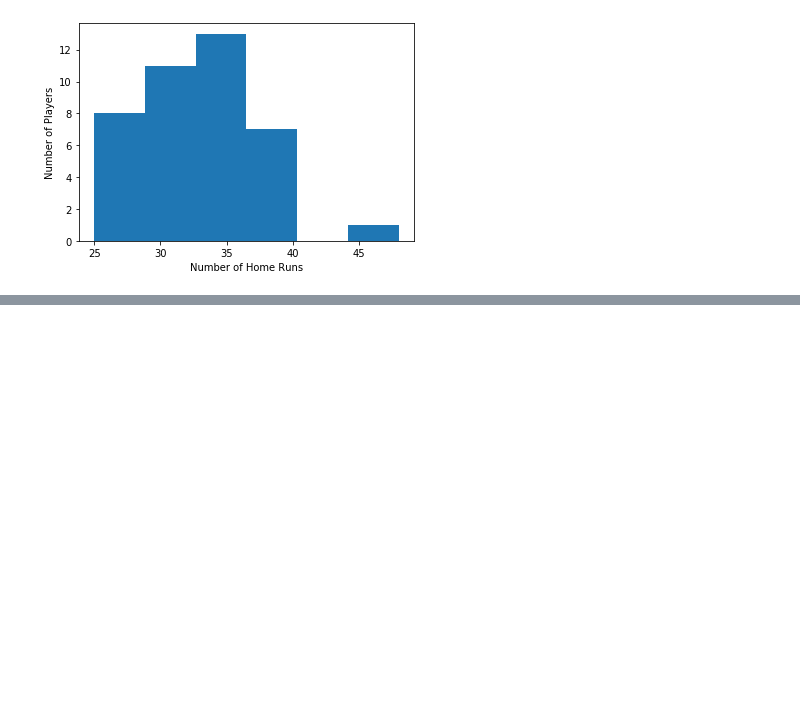
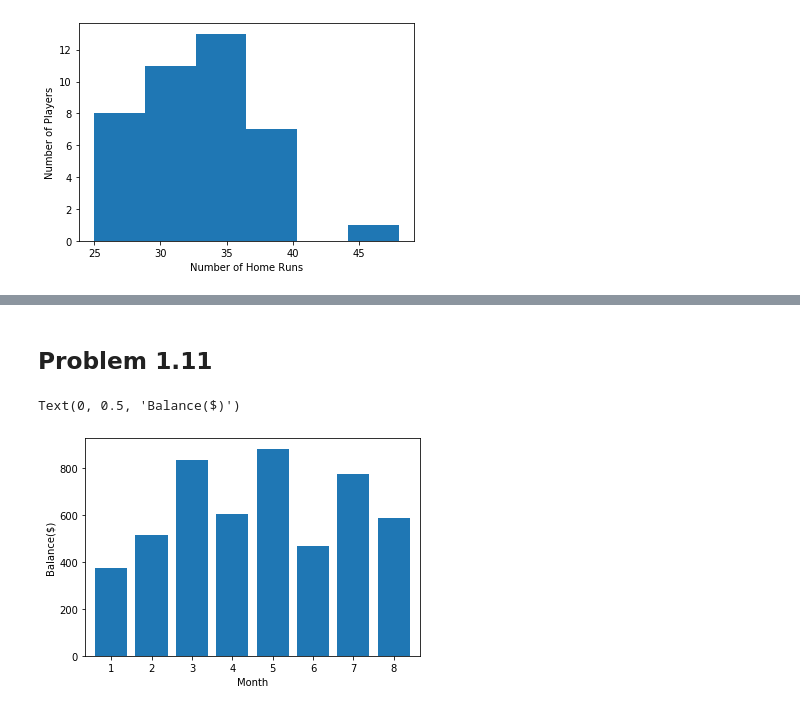
Before and after one commit to paulaonea/python-humongous-book-of-statistics, a Jupyter notebook: Chapter 1 - Displaying Descriptive Statistics.ipynb, the cells around one changed output, grey strips where cells are left out. Saved outputs shown, nothing was run; the diff lists cells and outputs as text; code cells hidden in the pictures; blank space fills up the shorter version.

Commit message:
Problem 1.11

```diff
--- a/Chapter 1 - Displaying Descriptive Statistics.ipynb
+++ b/Chapter 1 - Displaying Descriptive Statistics.ipynb
@@ -170 +170,11 @@ Text(0, 0.5, 'Number of Players')
 [figure]
+# %% [markdown]
+## Problem 1.11
+# %%
+balance = pd.Series([375, 514, 834, 603, 882, 468, 775, 585], index = [1, 2, 3, 4, 5, 6, 7, 8])
+chart2 = balance.plot(kind='bar',rot=0, width=0.8)
+chart2.set_xlabel('Month')
+chart2.set_ylabel('Balance($)')
+# %% [output]
+Text(0, 0.5, 'Balance($)')
+[figure, added]
```
Also changed, not shown: parts of 1 cell of this notebook.
